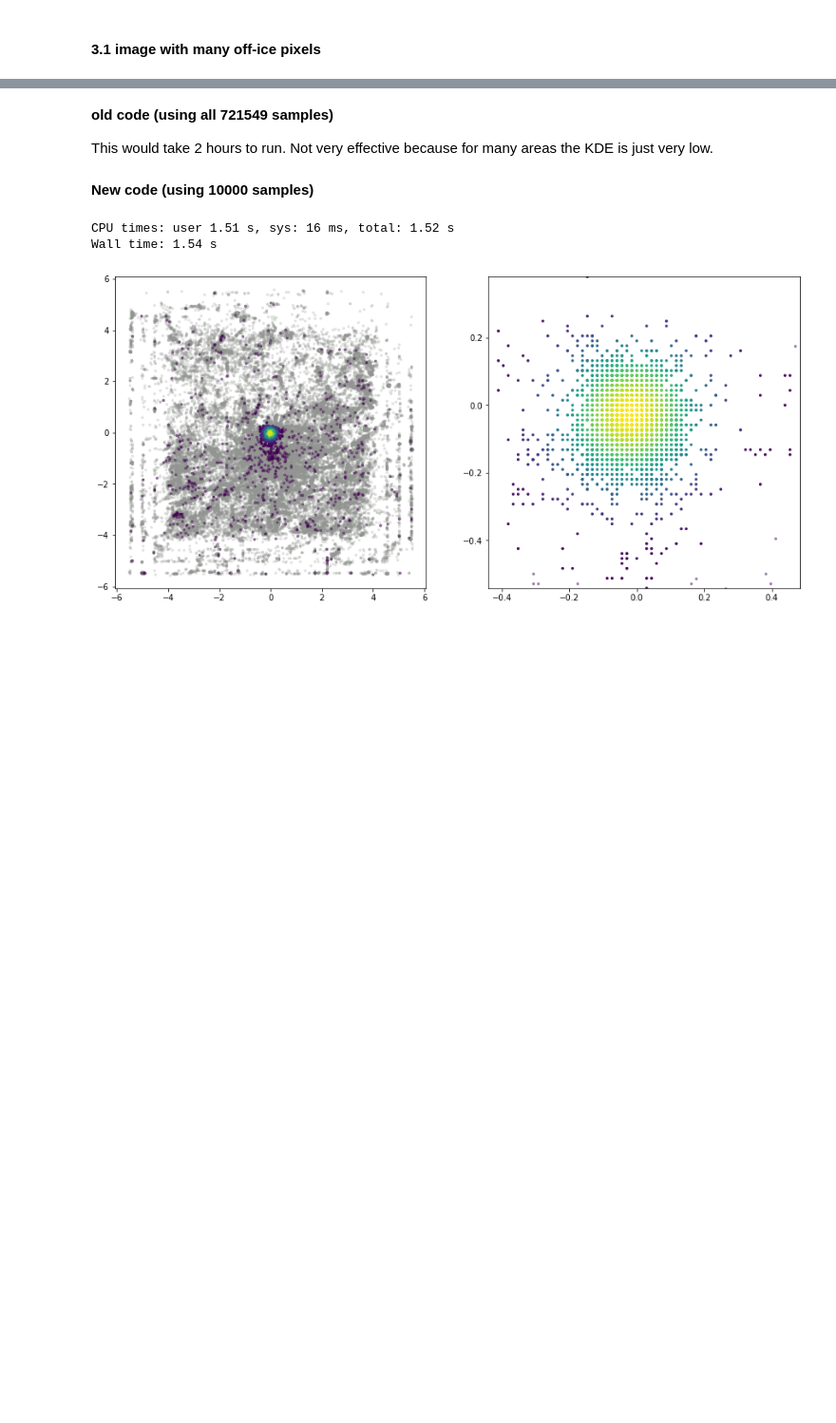
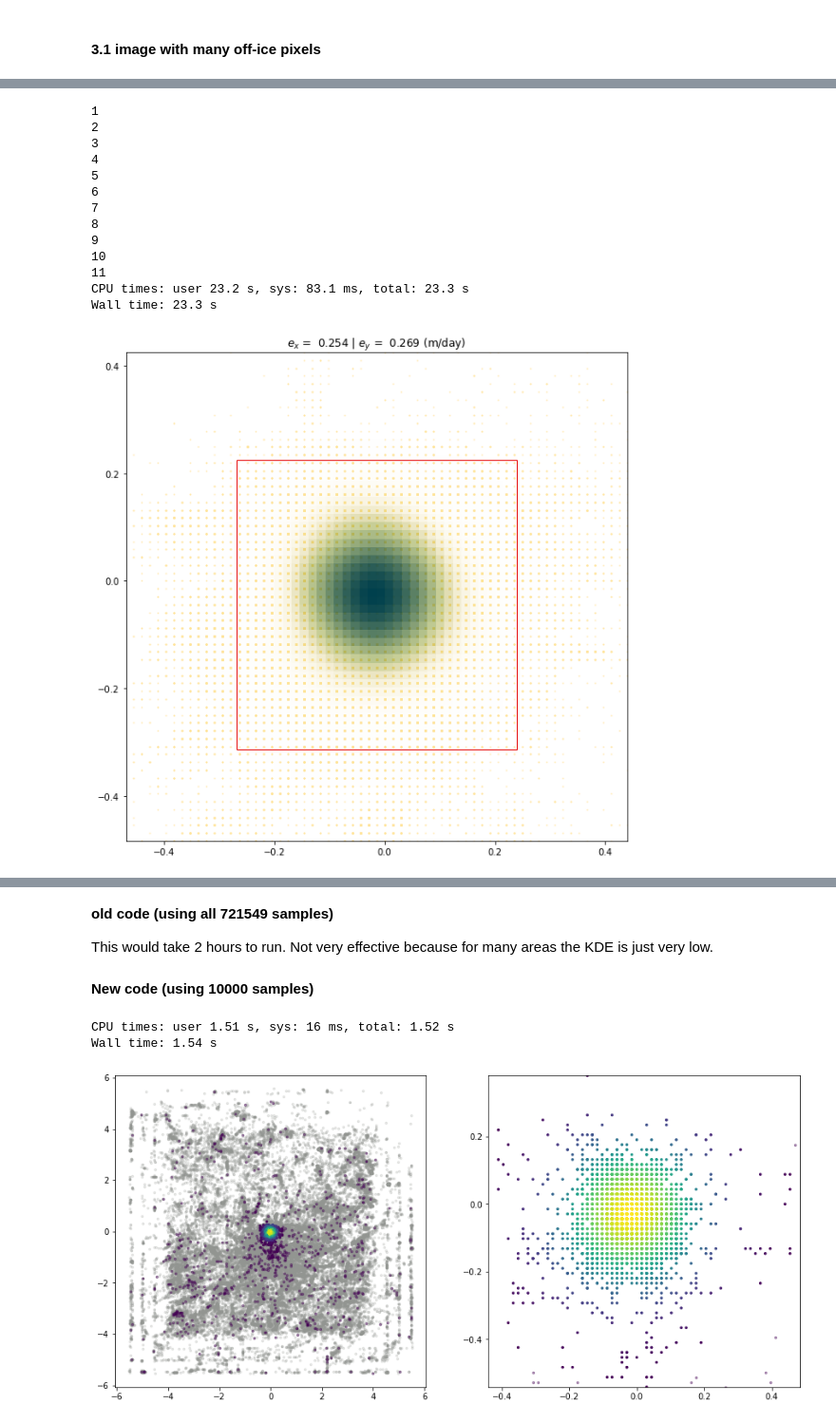
Before and after one commit to whyjz/GLAFT, a Jupyter notebook: notebooks/stable_area_error_assessment/metric_off-ice-error_supplemental.ipynb, the cells around one changed output, grey strips where cells are left out. Shown at 95% size. Saved outputs shown, nothing was run; the diff lists cells and outputs as text; code cells hidden in the pictures; blank space fills up the shorter version.

```diff
--- a/notebooks/stable_area_error_assessment/metric_off-ice-error_supplemental.ipynb
+++ b/notebooks/stable_area_error_assessment/metric_off-ice-error_supplemental.ipynb
@@ -18,0 +52,18 @@ carst_geotiff_y = '/home/jovyan/Projects/PX_comparison/PX/CARST/20180304_2018040
+# %%
+%%time
+exp.static_terrain_analysis(plot='zoomed')
+# %% [output]
+1
+2
+3
+4
+5
+6
+7
+8
+9
+10
+11
+CPU times: user 23.2 s, sys: 83.1 ms, total: 23.3 s
+Wall time: 23.3 s
+[figure, added]
```
Also changed, not shown: parts of 16 cells of this notebook, 1 other file.
